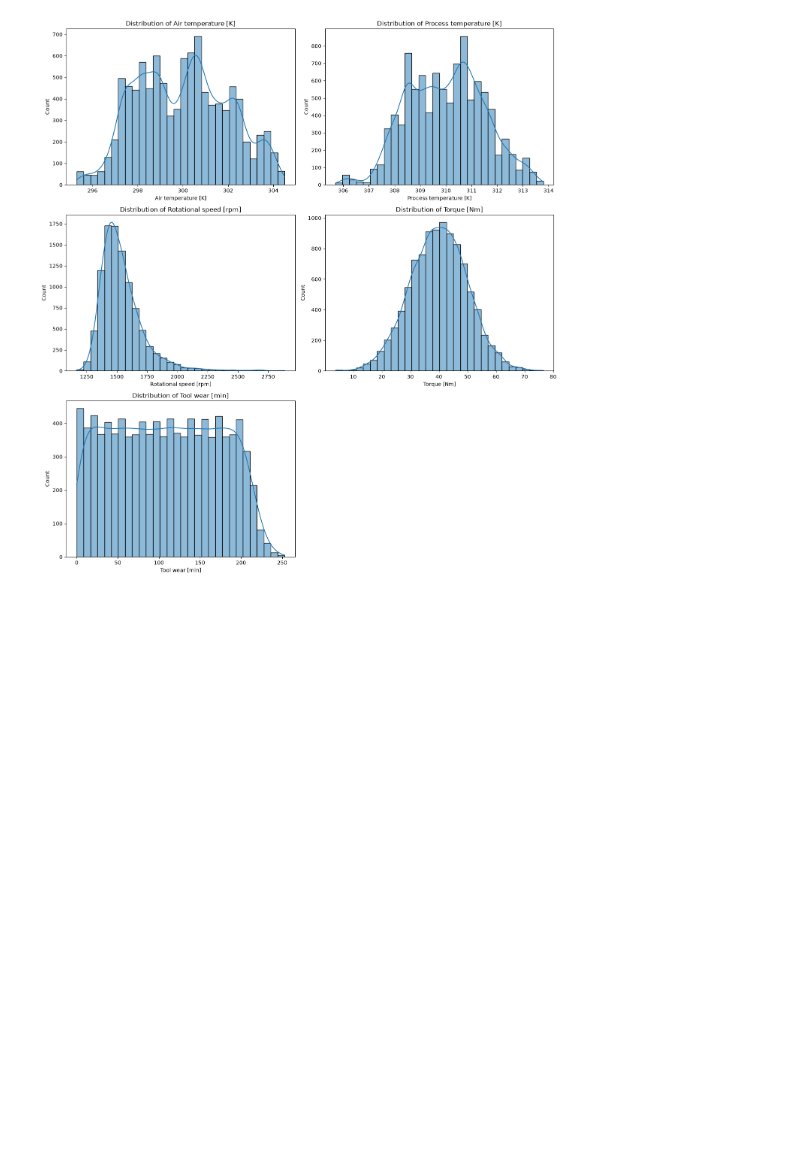
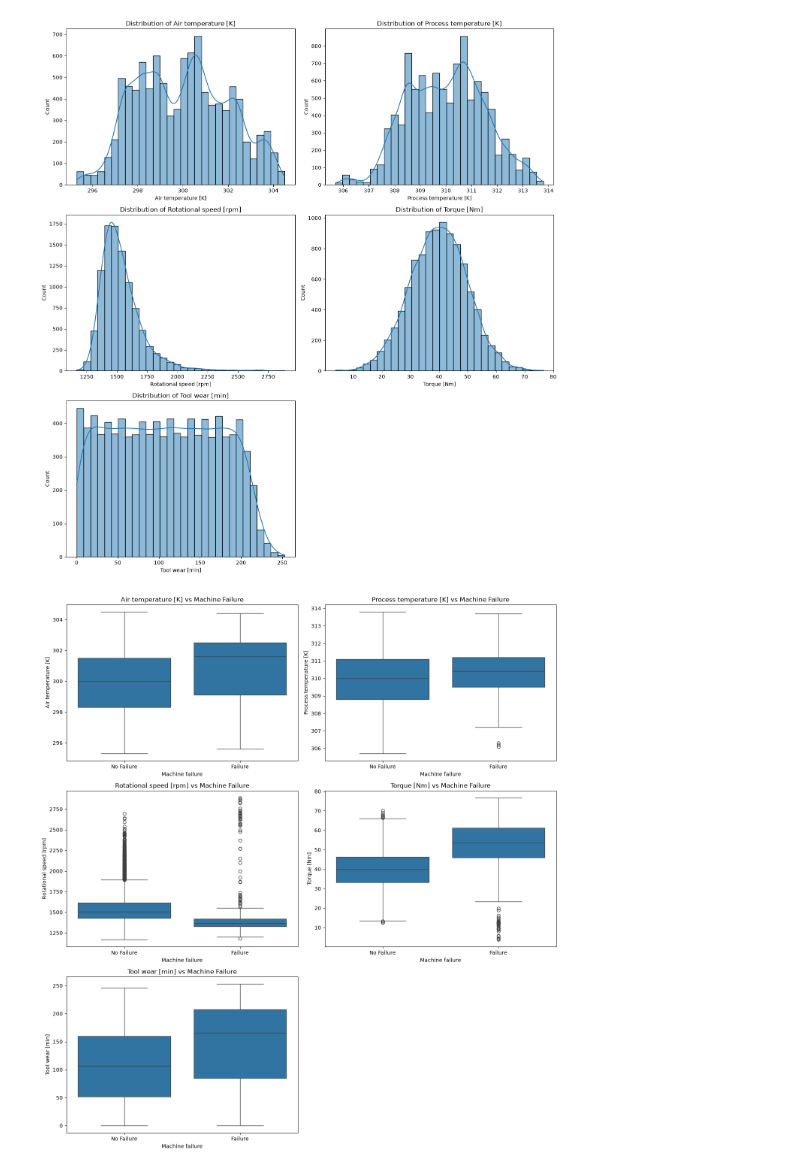
Before and after one commit to FayrouzWaleed/industrial-predictive-maintenance, a Jupyter notebook: notebooks/predictive_maintenance.ipynb, the cells around one changed output. Saved outputs shown, nothing was run; the diff lists cells and outputs as text; code cells hidden in the pictures; blank space fills up the shorter version.

Commit message:
Add exploratory data analysis

```diff
--- a/notebooks/predictive_maintenance.ipynb
+++ b/notebooks/predictive_maintenance.ipynb
@@ -9,5 +12,5 @@ from pathlib import Path
 # %%
-df = pd.read_csv("C:/Users/fayro/OneDrive/Documents/ai4i2020.csv")
+df = pd.read_csv("../data/ai4i2020.csv")
 print("Dataset shape:", df.shape)
 display(df.head())
 df.info()
@@ -145,3 +175,27 @@ plt.savefig(images_dir / "02_sensor_distributions.png", dpi=300, bbox_inches="ti
 plt.show()
 # %% [output]
 [figure]
+# %%
+fig, axes = plt.subplots(3, 2, figsize=(14, 15))
+
+axes = axes.flatten()
+
+for i, feature in enumerate(sensor_features):
+    sns.boxplot(
+        data=df,
+        x="Machine failure",
+        y=feature,
+        ax=axes[i]
+    )
+
+    axes[i].set_title(f"{feature} vs Machine Failure")
+    axes[i].set_xticks([0, 1])
+    axes[i].set_xticklabels(["No Failure", "Failure"])
+
+axes[-1].set_visible(False)
+
+plt.tight_layout()
+plt.savefig(images_dir / "03_sensors_vs_failure.png", dpi=300, bbox_inches="tight")
+plt.show()
+# %% [output]
+[figure, added]
```
Also changed, not shown: parts of 9 cells of this notebook, 2 other files.
